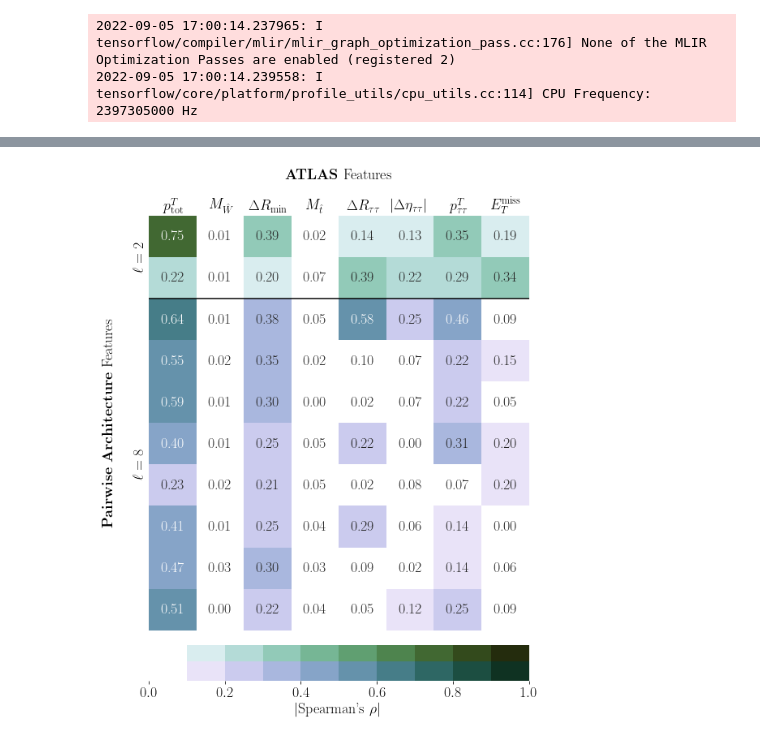
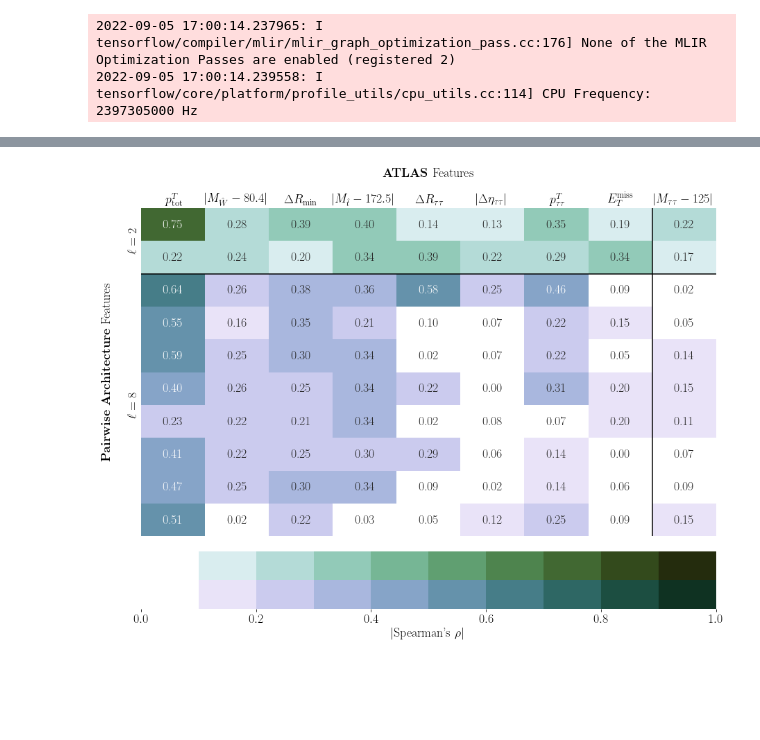
Before and after one commit to DelonShen/classifying-collider-events-with-point-clouds, a Jupyter notebook: paper_code/spearman_rank_analysis.ipynb, the cells around one changed output, grey strips where cells are left out. Saved outputs shown, nothing was run; the diff lists cells and outputs as text; code cells hidden in the pictures; blank space fills up the shorter version.

Commit message:
now doing relative mass in spearman correlatio nanalysis and ttH -> t\ovelrine{t}H

```diff
--- a/paper_code/spearman_rank_analysis.ipynb
+++ b/paper_code/spearman_rank_analysis.ipynb
@@ -90,7 +90,8 @@ latent8 = PI.models['latent_eight_5_(64, 128, 256, 128, 8)_64']
 # %%
 X_test_latent, y_test_latent = PI.get_test_dataset('latent_two')
 # %%
-X_test_ATLAS, y_test_ATLAS = gen_dataset_high_level(PI.events_test, PI.events_oup_test, PI.events_tag_test)
+X_test_ATLAS, y_test_ATLAS = gen_dataset_high_level(PI.events_test, PI.events_oup_test, PI.events_tag_test,
+                                                    mrel=True ,mtautau=True)
 X_test_ATLAS = np.array(X_test_ATLAS)
 # %%
 latent_label_28 = y_test_latent.numpy()
@@ -161,40 +126,44 @@ plt.rcParams['font.size'] = 18
 cmapl2 = sns.cubehelix_palette(start=14/10, light=1, n_colors=10)
 cmapl8 = sns.cubehelix_palette(start=20/10, light=1, n_colors=10)
 
 cmap =sns.cubehelix_palette(start=26/10, light=.97, n_colors=10)
-plt.figure(figsize=(8,10))
+plt.figure(figsize=(13,10))
 ax = sns.heatmap(np.concatenate([l2_corr, l8_corr]), annot=True, fmt=".2f",  linewidths=.5, cmap=cmap,  cbar=0,
                  vmin=0, vmax=1, cbar_kws={'label': r"$\big|$Spearman's $\rho\big|$", "orientation": "horizontal", 'pad':0.03})
 ax.hlines([2], *ax.get_xlim(), colors=["black"])
+
+ax.vlines([8], *ax.get_ylim(), colors=["black"])
 ax.xaxis.tick_top()
 ax.tick_params(axis=u'both', which=u'both',length=0)
 
-l2_mask = np.array([[i>=2 for j in range(8)] for i in range(10)])
+l2_mask = np.array([[i>=2 for j in range(9)] for i in range(10)])
 sns.heatmap(np.concatenate([l2_corr, l8_corr]), mask=l2_mask, cmap=cmapl2, cbar=True, ax=ax, vmin=0, vmax=1,
-           cbar_kws={"orientation": "horizontal", 'pad':-0.188, 'ticks':[]})
+           cbar_kws={"orientation": "horizontal", 'pad':-0.233, 'ticks':[]})
 
-l8_mask = np.array([[i<2 for j in range(8)] for i in range(10)])
+l8_mask = np.array([[i<2 for j in range(9)] for i in range(10)])
 sns.heatmap(np.concatenate([l2_corr, l8_corr]), mask=l8_mask, cmap=cmapl8, cbar=True, ax=ax, vmin=0, vmax=1,
-           cbar_kws={'label': r"$\big|$Spearman's $\rho\big|$", "orientation": "horizontal", 'pad':0.06})
+           cbar_kws={'label': r"$\big|$Spearman's $\rho\big|$", "orientation": "horizontal", 'pad':0.1})
 
 
 ax.tick_params(axis=u'x', which=u'both',labelrotation=0)
 atlas_labels=[r'$p^T_{\rm tot}$',
-              r'$M_{\hat W}$',
+              r'$|M_{\hat W}-80.4|$',
               r'$\Delta R_{\rm min}$',
-              r'$M_{\hat t}$',
+              r'$|M_{\hat t}-172.5|$',
               r'$\Delta R_{\tau\tau}$',
               r'$|\Delta \eta_{\tau\tau}|$',
               r'$p^T_{\tau\tau}$',
-              r'$E_T^{\rm miss}$',]
-ax.set_xticks(np.arange(8)+0.5, labels=atlas_labels)
+              r'$E_T^{\rm miss}$',
+              r'$|M_{\tau\tau}-125|$',
+             ]
+ax.set_xticks(np.arange(9)+0.5, labels=atlas_labels)
 plt.xlabel(r'\textbf{ATLAS} Features'+'\n')
 ax.xaxis.set_label_position('top')
 
 ax.set_yticks([1,6], labels=[ r'$\ell=2$',  r'$\ell=8$'])
 
 plt.ylabel(r'\textbf{Pairwise Architecture} Features'+'\n')
 
 plt.savefig('figures/spearman_correlations.pdf', bbox_inches='tight')
 # %% [output]
-[figure, old version]
+[figure, new version]
```
Also changed, not shown: parts of 2 cells of this notebook, 10 other files.
